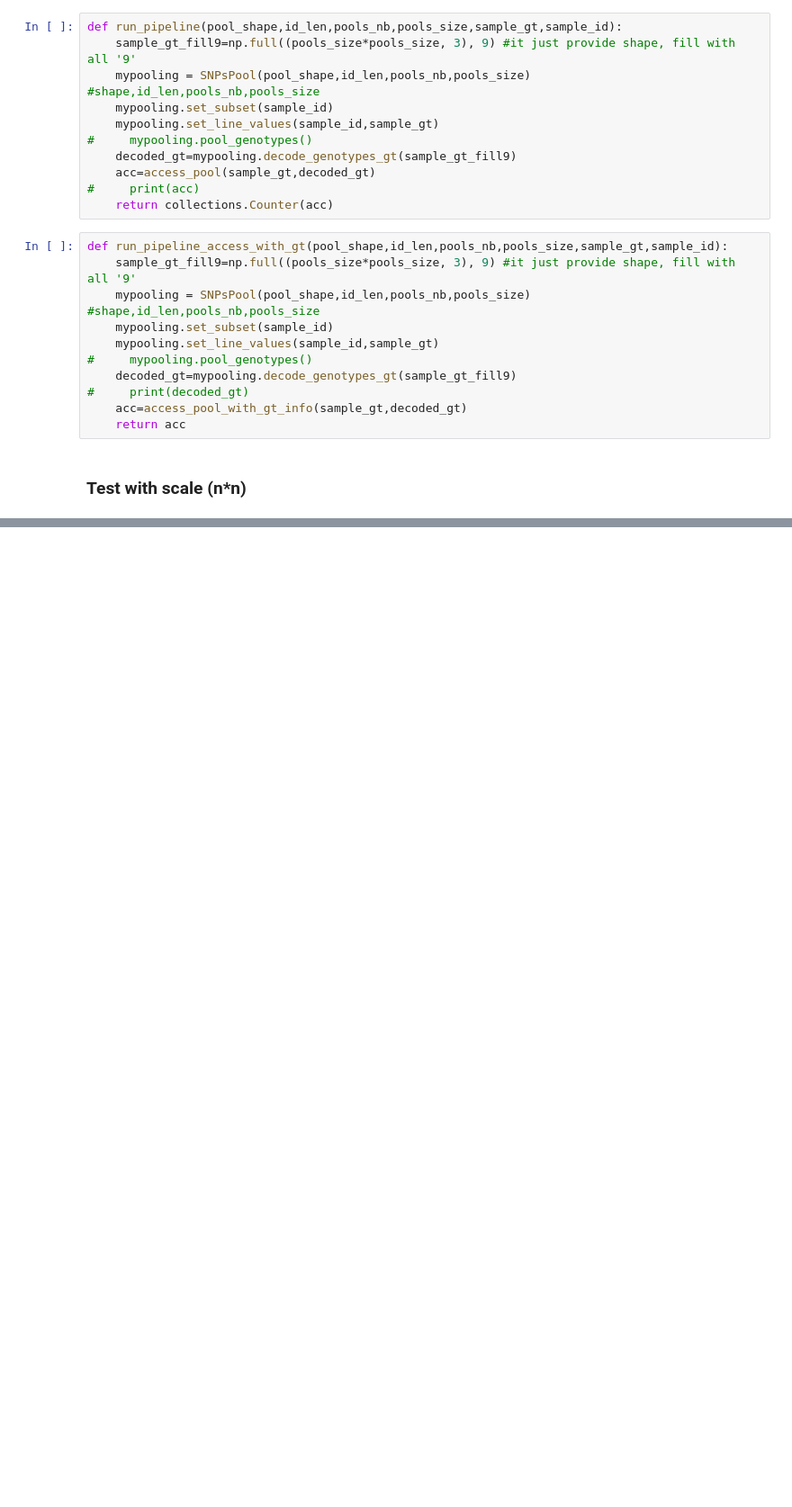
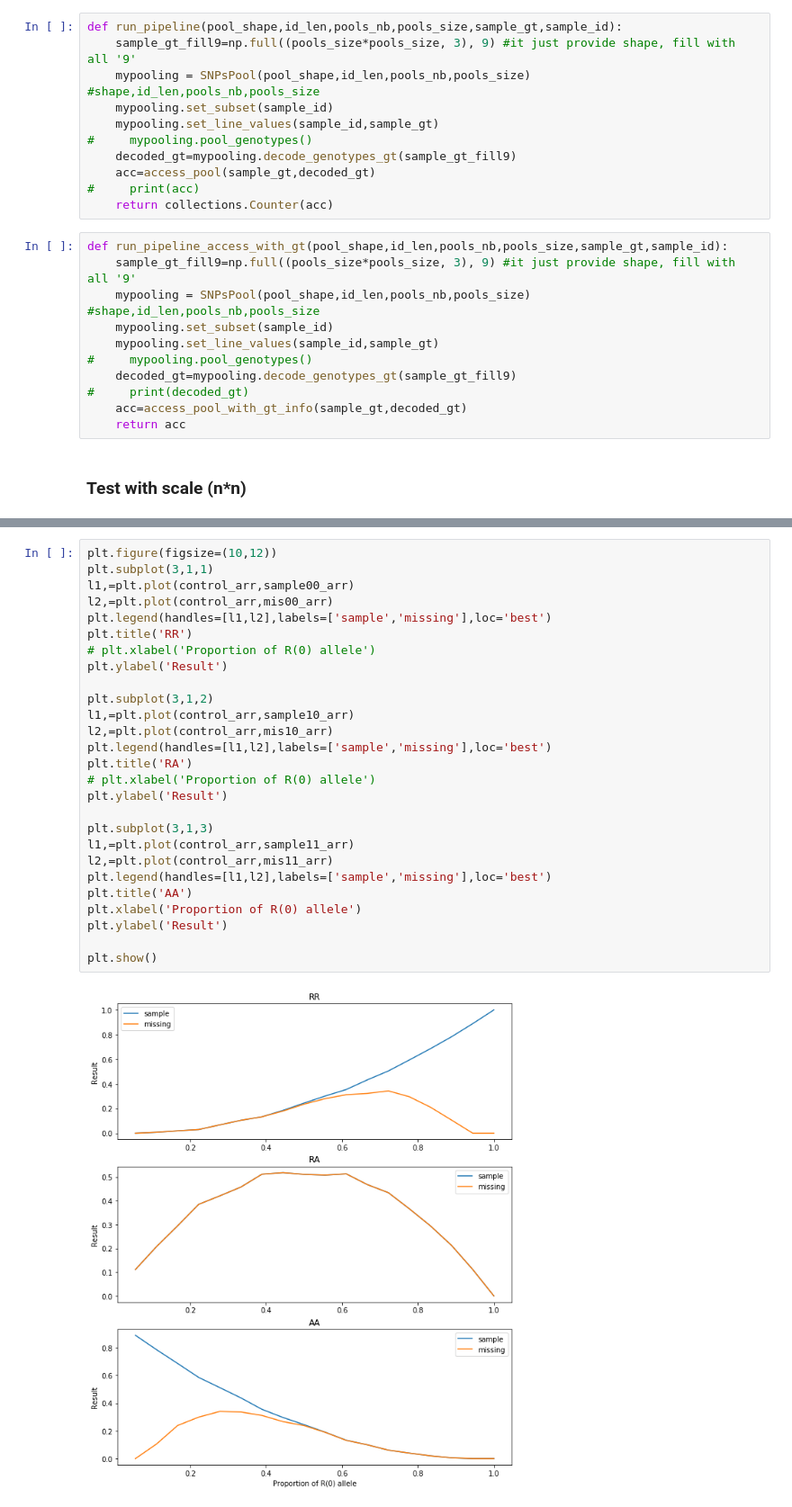
Before and after one commit to Jiarong000/PoolingProject, a Jupyter notebook: Starting_materials/Funftion_run.ipynb, the cells around one changed output, grey strips where cells are left out. Shown: that part at 90% size. Cells and saved outputs as stored; diff of their text form; blank space fills up the shorter version.

```diff
--- a/Starting_materials/Funftion_run.ipynb
+++ b/Starting_materials/Funftion_run.ipynb
@@ -435 +457,30 @@ plt.show()
+# %%
+plt.figure(figsize=(10,12))
+plt.subplot(3,1,1)
+l1,=plt.plot(control_arr,sample00_arr)
+l2,=plt.plot(control_arr,mis00_arr)
+plt.legend(handles=[l1,l2],labels=['sample','missing'],loc='best')
+plt.title('RR')
+# plt.xlabel('Proportion of R(0) allele')
+plt.ylabel('Result')
+
+plt.subplot(3,1,2)
+l1,=plt.plot(control_arr,sample10_arr)
+l2,=plt.plot(control_arr,mis10_arr)
+plt.legend(handles=[l1,l2],labels=['sample','missing'],loc='best')
+plt.title('RA')
+# plt.xlabel('Proportion of R(0) allele')
+plt.ylabel('Result')
+
+plt.subplot(3,1,3)
+l1,=plt.plot(control_arr,sample11_arr)
+l2,=plt.plot(control_arr,mis11_arr)
+plt.legend(handles=[l1,l2],labels=['sample','missing'],loc='best')
+plt.title('AA')
+plt.xlabel('Proportion of R(0) allele')
+plt.ylabel('Result')
+
+plt.show()
+# %% [output]
+[figure, added]
 # %%
```
Also changed, not shown: parts of 13 cells of this notebook.
